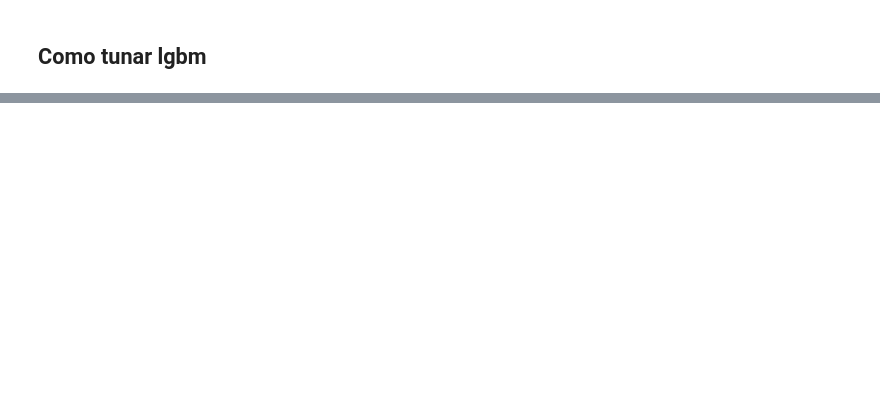
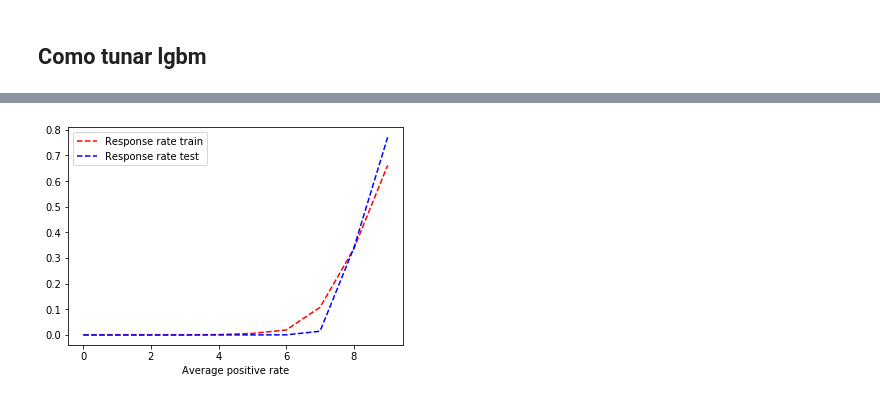
Before and after one commit to marcospiau/BankMarketingDataSet, a Jupyter notebook: notebooks/BankMarketingDataSet_v1.ipynb, the cells around one changed output, grey strips where cells are left out. Drawn from its saved outputs; the diff is of its cells as text; code cells hidden in the pictures; blank space fills up the shorter version.

```diff
--- a/notebooks/BankMarketingDataSet_v1.ipynb
+++ b/notebooks/BankMarketingDataSet_v1.ipynb
@@ -657,0 +679,3 @@ scale_pos_weight
+# %%
+partest = space_eval(ho_space_lgb_sklearn, best_lgb_sklearn)['clf_params']
+partest
@@ -657,0 +700,4 @@ scale_pos_weight
+# %%
+params_treino = {k:partest[k] for k in partest.keys() if k != 'n_estimators'}
+a = lgb.LGBMClassifier(**params_treino, silent=False, n_estimators=trials_lgb_sklearn.best_trial['result']['best_iteration'])
+a.fit(X_train, y_train, verbose=1, eval_set=[(X_train, y_train), (X_test, y_test)])
@@ -657,0 +732,20 @@ scale_pos_weight
+# %%
+from sklearn.preprocessing import KBinsDiscretizer
+n_bins = 10
+binner = KBinsDiscretizer(n_bins=n_bins, encode='ordinal', strategy='quantile')
+# Fita bins no treino
+binner.fit(a.predict_proba(X_train)[:,1].reshape(-1,1))
+
+# Cria df com bins no treino e no teste
+df_bins = pd.DataFrame(range(n_bins), columns=['bin'])
+for X, y, label in [(X_train, y_train, 'train'), (X_test, y_test, 'test')]:
+    tmp_df = pd.DataFrame()
+    tmp_df['bin'] = binner.transform(a.predict_proba(X)[:,1].reshape(-1,1)).ravel()
+    tmp_df['y'] = y.ravel()
+    tmp_df = tmp_df.groupby('bin')['y'].agg(['mean', 'size']).reset_index()
+    tmp_df.columns = ['_'.join([x, label]) if x != 'bin' else 'bin' for x in tmp_df.columns]
+    df_bins = df_bins.merge(tmp_df, how='left')
+
+del X,y, label, tmp_df
+
+display(df_bins)
@@ -657,0 +764,10 @@ scale_pos_weight
+# %%
+plt.plot(df_bins['bin'], df_bins['mean_test'], '--r')
+plt.plot(df_bins['bin'], df_bins['mean_train'], '--b')
+plt.legend(['Response rate train', 'Response rate test'])
+plt.xlabel('Bin')
+plt.xlabel('Average positive rate')
+
+plt.show()
+# %% [output]
+[figure, added]
```
Also changed, not shown: parts of 83 cells of this notebook.
